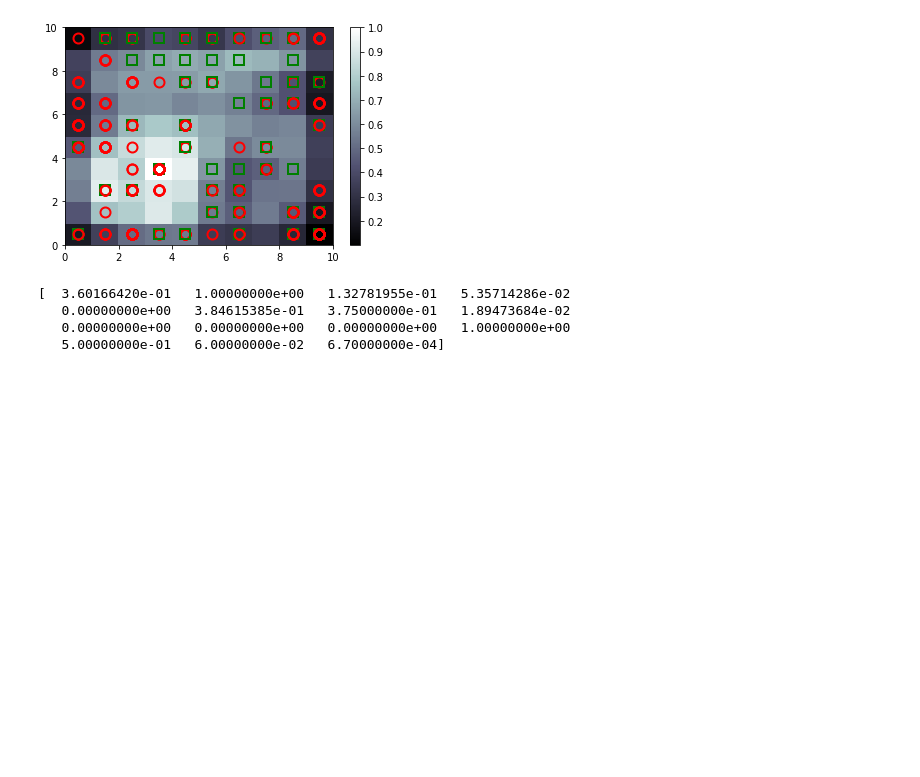
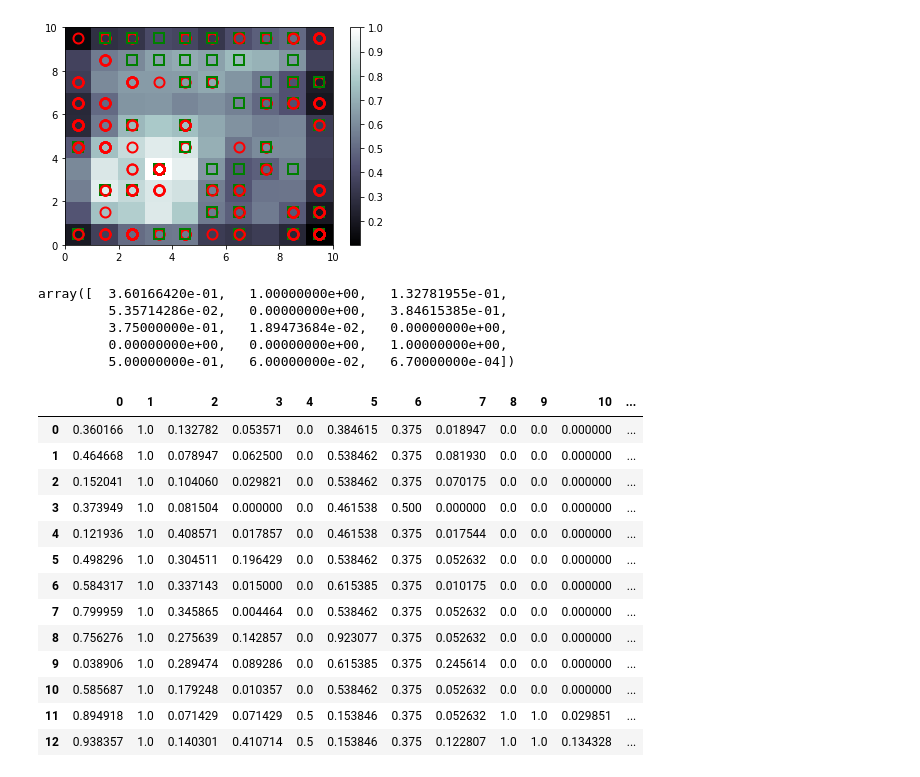
Before and after one commit to beginmachinelearning/deep_learning, a Jupyter notebook: udemy/deep_learning_a_z/Volume 2 - Unsupervised Deep Learning/Part 4 - Self Organizing Maps (SOM)/Section 16 - Building a SOM/som_mine.ipynb, the cells around one changed output. Saved outputs shown, nothing was run; the diff lists cells and outputs as text; code cells hidden in the pictures; blank space fills up the shorter version.

```diff
--- a/udemy/deep_learning_a_z/Volume 2 - Unsupervised Deep Learning/Part 4 - Self Organizing Maps (SOM)/Section 16 - Building a SOM/som_mine.ipynb
+++ b/udemy/deep_learning_a_z/Volume 2 - Unsupervised Deep Learning/Part 4 - Self Organizing Maps (SOM)/Section 16 - Building a SOM/som_mine.ipynb
@@ -67,12 +67,32 @@ show()
 # %%
 # Finding the frauds
 mappings = som.win_map(X)
-frauds = np.concatenate((mappings[(8,1)], mappings[(6,8)]), axis = 0)
+frauds = mappings[(8,1)]
 frauds = sc.inverse_transform(frauds)
-# %%
-print (frauds[0])
-# %% [output]
-[  3.60166420e-01   1.00000000e+00   1.32781955e-01   5.35714286e-02
-   0.00000000e+00   3.84615385e-01   3.75000000e-01   1.89473684e-02
-   0.00000000e+00   0.00000000e+00   0.00000000e+00   1.00000000e+00
-   5.00000000e-01   6.00000000e-02   6.70000000e-04]
+# %%
+frauds[0]
+# %% [output]
+array([  3.60166420e-01,   1.00000000e+00,   1.32781955e-01,
+         5.35714286e-02,   0.00000000e+00,   3.84615385e-01,
+         3.75000000e-01,   1.89473684e-02,   0.00000000e+00,
+         0.00000000e+00,   0.00000000e+00,   1.00000000e+00,
+         5.00000000e-01,   6.00000000e-02,   6.70000000e-04])
+# %%
+frauds_df=pd.DataFrame(frauds)
+# %%
+frauds_df
+# %% [output]
+|  | 0 | 1 | 2 | 3 | 4 | 5 | 6 | 7 | 8 | 9 | 10 | ... |
+| 0 | 0.360166 | 1.0 | 0.132782 | 0.053571 | 0.0 | 0.384615 | 0.375 | 0.018947 | 0.0 | 0.0 | 0.000000 | ... |
+| 1 | 0.464668 | 1.0 | 0.078947 | 0.062500 | 0.0 | 0.538462 | 0.375 | 0.081930 | 0.0 | 0.0 | 0.000000 | ... |
+| 2 | 0.152041 | 1.0 | 0.104060 | 0.029821 | 0.0 | 0.538462 | 0.375 | 0.070175 | 0.0 | 0.0 | 0.000000 | ... |
+| 3 | 0.373949 | 1.0 | 0.081504 | 0.000000 | 0.0 | 0.461538 | 0.500 | 0.000000 | 0.0 | 0.0 | 0.000000 | ... |
+| 4 | 0.121936 | 1.0 | 0.408571 | 0.017857 | 0.0 | 0.461538 | 0.375 | 0.017544 | 0.0 | 0.0 | 0.000000 | ... |
+| 5 | 0.498296 | 1.0 | 0.304511 | 0.196429 | 0.0 | 0.538462 | 0.375 | 0.052632 | 0.0 | 0.0 | 0.000000 | ... |
+| 6 | 0.584317 | 1.0 | 0.337143 | 0.015000 | 0.0 | 0.615385 | 0.375 | 0.010175 | 0.0 | 0.0 | 0.000000 | ... |
+| 7 | 0.799959 | 1.0 | 0.345865 | 0.004464 | 0.0 | 0.538462 | 0.375 | 0.052632 | 0.0 | 0.0 | 0.000000 | ... |
+| 8 | 0.756276 | 1.0 | 0.275639 | 0.142857 | 0.0 | 0.923077 | 0.375 | 0.052632 | 0.0 | 0.0 | 0.000000 | ... |
+| 9 | 0.038906 | 1.0 | 0.289474 | 0.089286 | 0.0 | 0.615385 | 0.375 | 0.245614 | 0.0 | 0.0 | 0.000000 | ... |
+| 10 | 0.585687 | 1.0 | 0.179248 | 0.010357 | 0.0 | 0.538462 | 0.375 | 0.052632 | 0.0 | 0.0 | 0.000000 | ... |
+| 11 | 0.894918 | 1.0 | 0.071429 | 0.071429 | 0.5 | 0.153846 | 0.375 | 0.052632 | 1.0 | 1.0 | 0.029851 | ... |
+| 12 | 0.938357 | 1.0 | 0.140301 | 0.410714 | 0.5 | 0.153846 | 0.375 | 0.122807 | 1.0 | 1.0 | 0.134328 | ... |
```
Also changed, not shown: 14 other files.
